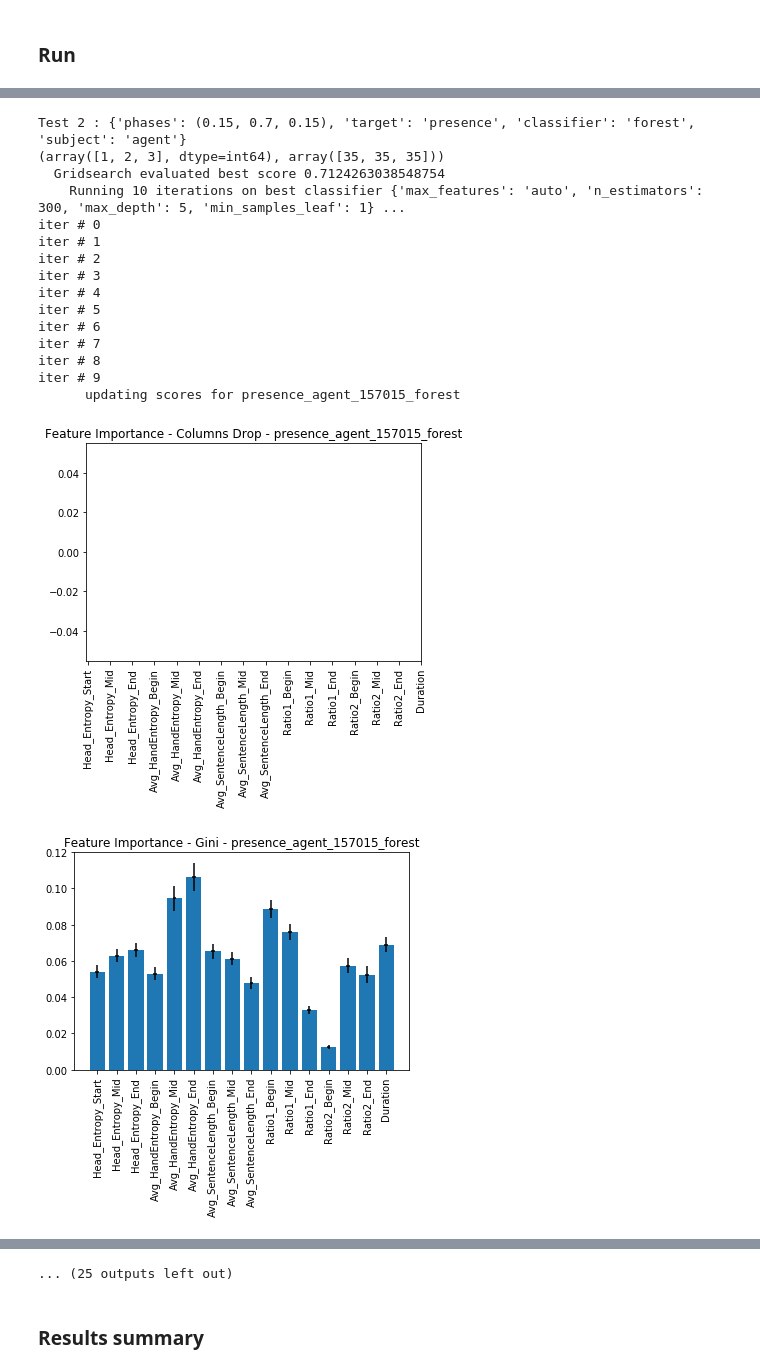
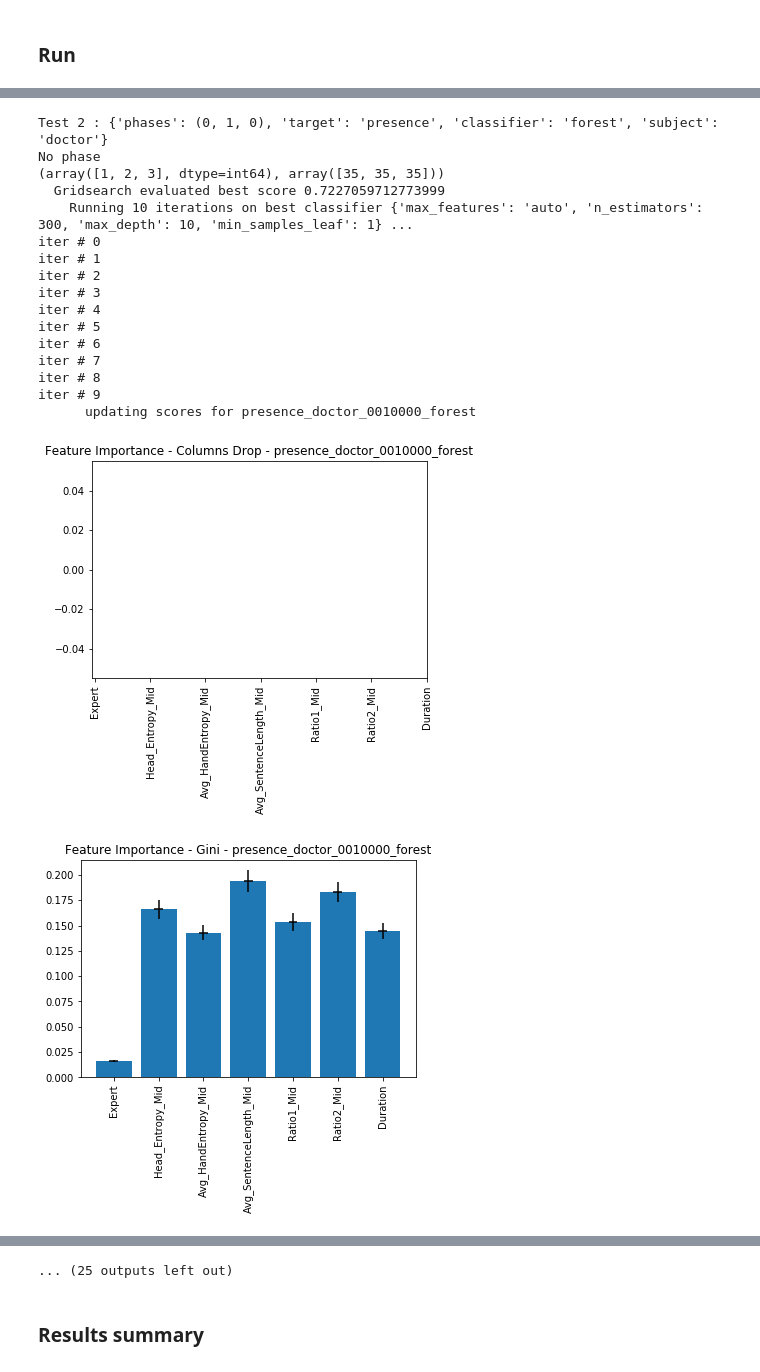
Before and after one commit to jbousque/predictionPresence, a Jupyter notebook: src/Learn.ipynb, the cells around one changed output, grey strips where cells are left out. Saved outputs shown, nothing was run; the diff lists cells and outputs as text; code cells hidden in the pictures.

```diff
--- a/src/Learn.ipynb
+++ b/src/Learn.ipynb
@@ -492,5 +805,13 @@ if scores_df is None:
     #scores_df['params'] = scores_df['params'].apply(str)
     #scores_df['params'] = ''
     dh.save_obj(scores_df, 'results', 'scores')
+
+context_df = dh.load_obj('.', 'context')
+if context_df is None:
+    context_df = pd.DataFrame(index=scores_df_multiindex)
+    context_df['Best Params'] = ''
+    context_df['Best Params'] = context_df['Best Params'].apply(str)
+    dh.save_obj(context_df, '.', 'context')
+
 scores_df
 # %% [output]
@@ -690,9 +842,9 @@ NameError: name 'grid1' is not defined
 from sklearn.model_selection import ParameterGrid
 test_plan_params = {
     'classifier': ['forest', 'svm'],
-    'subject': ['doctor', 'agent', 'doctor+agent'],
+    'subject': ['doctor+agent', 'doctor', 'agent'],
     'target': ['presence', 'copresence'],
-    'phases': [(0.15,0.70,0.15), (0,1,0)]
+    'phases': [(0,1,0), (0.15,0.70,0.15)]
 }
 test_plan = list(ParameterGrid(test_plan_params))
 print("%d tests to be performed" % len(test_plan))
@@ -751,8 +899,13 @@ forest = RandomForestClassifier(random_state=RANDOM_STATE, oob_score=True)
 svm = make_pipeline(StandardScaler(), SVC(random_state=RANDOM_STATE))
 
 
-# prepare dataframes for resuls
-fi = False
+# parameters
+repeat = 10
+repeat_dc = 300
+cv = 10
+fi = False # whether to compute dropcol feature importance or not
+upsample=True
+verbose=0
 
 for idx, test in enumerate(test_plan):
     print("Test %d : %s" % (idx, test))
@@ -768,7 +921,8 @@ for idx, test in enumerate(test_plan):
     clf = forest if classifier == 'forest' else svm
     pgrid = param_grid_rf if classifier == 'forest' else param_grid_svm
 
-    if phases is not None and phases is not (0,1,0):
+    if phases is not None and not phases == (0,1,0):
+        print("phases " + str(phases))
         if subject == 'doctor':
             df = subject_p_df
             feats = subject_features
@@ -779,6 +933,7 @@ for idx, test in enumerate(test_plan):
             df = all_p_df
             feats=all_features
     else:
+        print("No phase")
         if subject == 'doctor':
             df = subject_np_df
             feats = subject_features_nophase
@@ -789,14 +944,18 @@ for idx, test in enumerate(test_plan):
             df = all_np_df
             feats=all_features_nophase
 
-    X, y = prepare_train_data(samples=df, features=feats, target_model=target, upsample=True)
-    grid, scores, dropcol_fis, fis = run_gridsearch(clf,
+    start = time.time()
+
+    X, y = prepare_train_data(samples=df, features=feats, target_model=target, upsample=upsample)
+    grid, scores, dropcol_fis, fis, support = run_gridsearch(clf,
                                                     pgrid,
                                                     df, feats,
                                                     target,
-                                                    repeat=10, repeat_dc=300,
-                                                    upsample=True,
-                                                    verbose=0)
+                                                    repeat=repeat, repeat_dc=repeat_dc,
+                                                    upsample=upsample,
+                                                    verbose=verbose)
+
+    elapsed = time.time() - start
 
     isDoc = 'doctor' in subject
     isAgent = 'agent' in subject
@@ -829,6 +988,18 @@ for idx, test in enumerate(test_plan):
     dumpPath = os.path.join(dh.root_path, 'results', 'scores.xlsx')
     scores_df.to_excel(dumpPath, index=True)
 
+    ctx = [[upsample, cv, repeat, repeat_dc, grid.best_params_, elapsed, support, feats], [0,0,0,0,0,0,0,0]]
+    ctx_df = pd.DataFrame(ctx, columns=['UpSample', 'KFolds K', 'KFolds repetitions', 'Repetitions for features importance',
+                     'Best Params', 'Time (s)', 'Support', 'Features'])
+    for col in ctx_df.columns:
+        if col in ['Best Params', 'Support', 'Features']:
+            context_df.loc[(presidx, subjidx, phidx, clfidx, 'score'), col] = str(ctx_df[col][0])
+        else:
+            #print("col %s" % col)
+            context_df.loc[(presidx, subjidx, phidx, clfidx, 'score'), col] = ctx_df[col][0]
+    dumpPath = os.path.join(dh.root_path, '.',  'context.csv')
+    context_df.to_csv(dumpPath, index=True)
+
 
     # features importances
     if dropcol_fis is not None:
@@ -897,17 +1070,18 @@ iter # 9
-Test 2 : {'phases': (0.15, 0.7, 0.15), 'target': 'presence', 'classifier': 'forest', 'subject': 'agent'}
+Test 2 : {'phases': (0, 1, 0), 'target': 'presence', 'classifier': 'forest', 'subject': 'doctor'}
+No phase
 (array([1, 2, 3], dtype=int64), array([35, 35, 35]))
-  Gridsearch evaluated best score 0.7124263038548754
-    Running 10 iterations on best classifier {'max_features': 'auto', 'n_estimators': 300, 'max_depth': 5, 'min_samples_leaf': 1} ...
+  Gridsearch evaluated best score 0.7227059712773999
+    Running 10 iterations on best classifier {'max_features': 'auto', 'n_estimators': 300, 'max_depth': 10, 'min_samples_leaf': 1} ...
 iter # 0
 iter # 1
 iter # 2
 iter # 3
 iter # 4
 iter # 5
 iter # 6
 iter # 7
 iter # 8
 iter # 9
-      updating scores for presence_agent_157015_forest
+      updating scores for presence_doctor_0010000_forest
-[figure, old version]
+[figure, new version]
-[figure, old version]
+[figure, new version]
```
Also changed, not shown: parts of 48 cells of this notebook.
